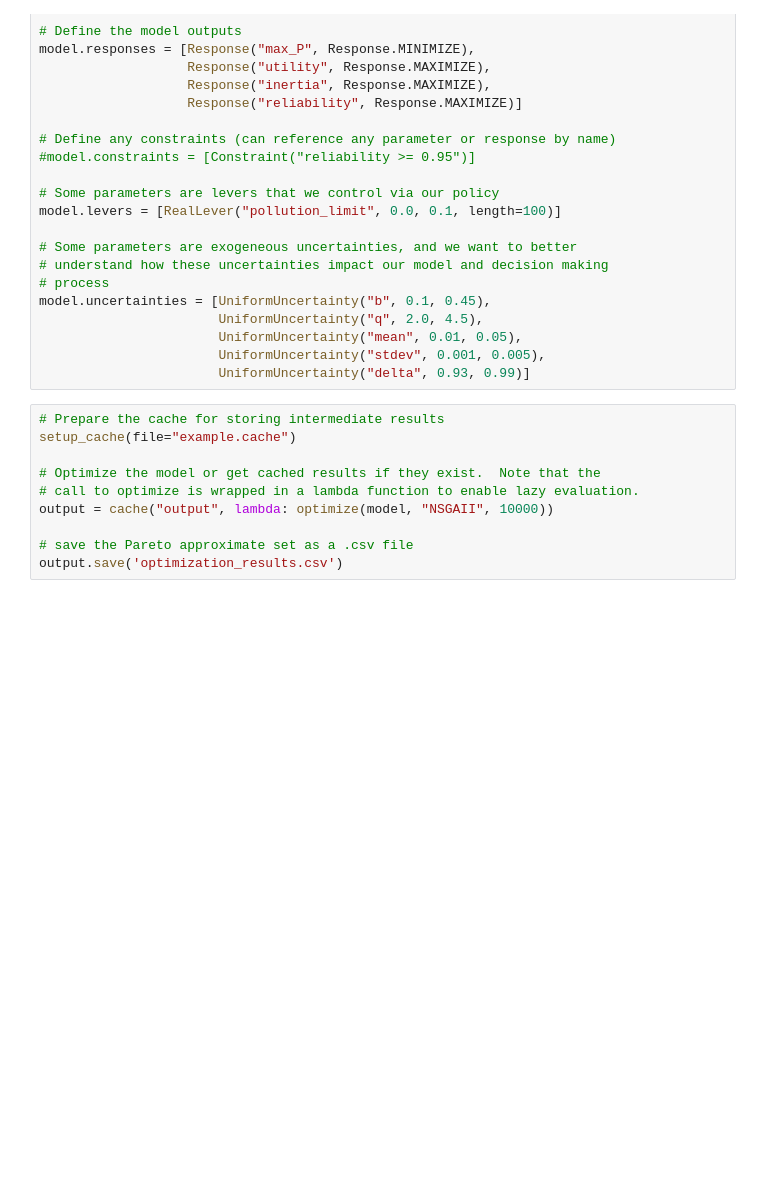
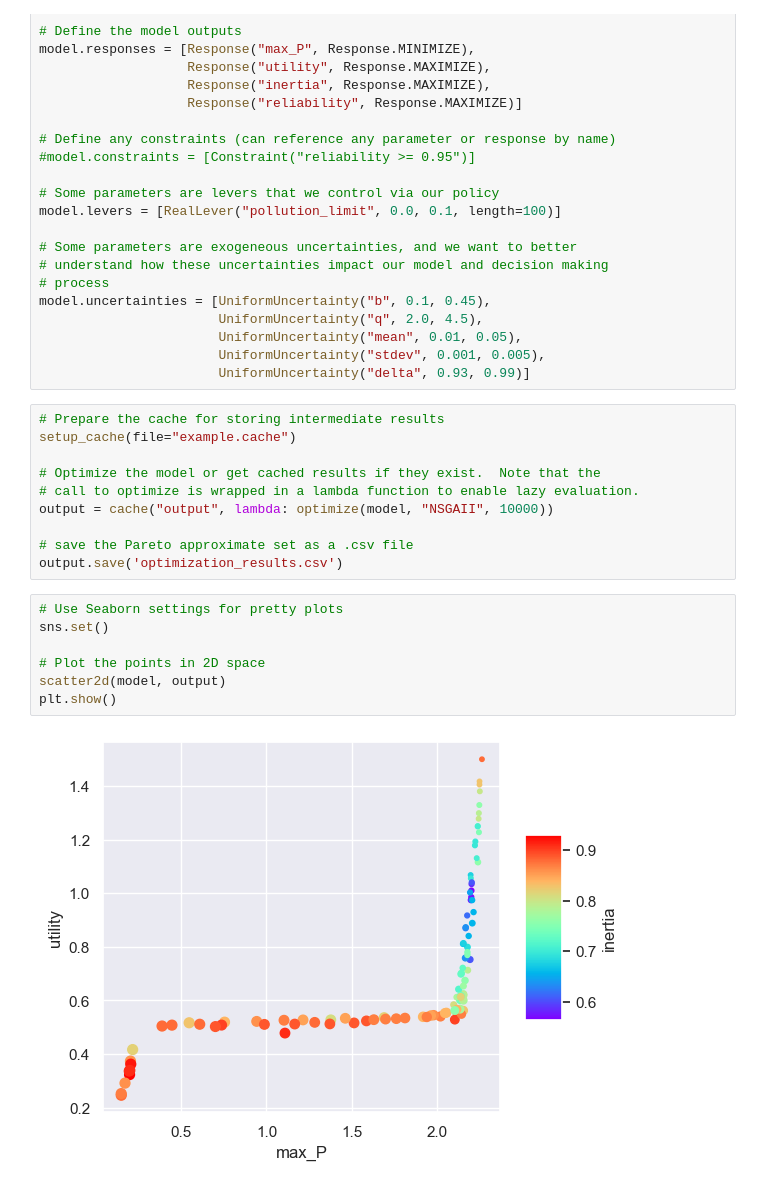
Before and after one commit to KnownElephant/RDM-SDM, a Jupyter notebook: lake_problem.ipynb, the cells around one changed output. Drawn from its saved outputs; the diff is of its cells as text; blank space fills up the shorter version.

```diff
--- a/lake_problem.ipynb
+++ b/lake_problem.ipynb
@@ -83,3 +83,12 @@ output = cache("output", lambda: optimize(model, "NSGAII", 10000))
 
 # save the Pareto approximate set as a .csv file
 output.save('optimization_results.csv')
+# %%
+# Use Seaborn settings for pretty plots
+sns.set()
+
+# Plot the points in 2D space
+scatter2d(model, output)
+plt.show()
+# %% [output]
+[figure, added]
```
Also changed, not shown: parts of 15 cells of this notebook, 1 other file.
